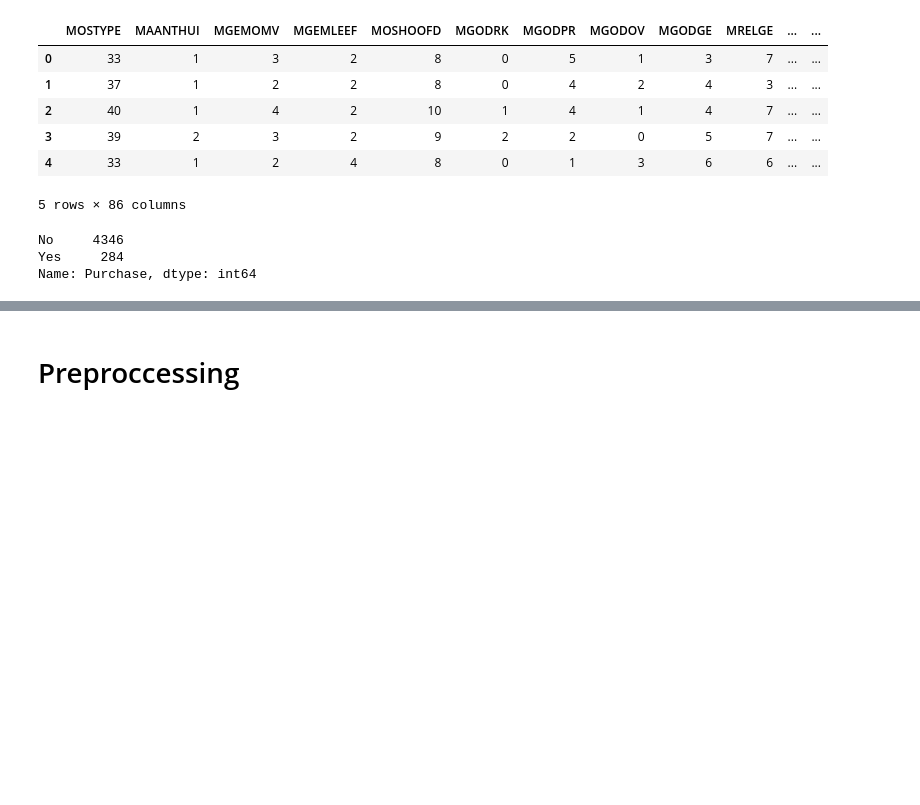
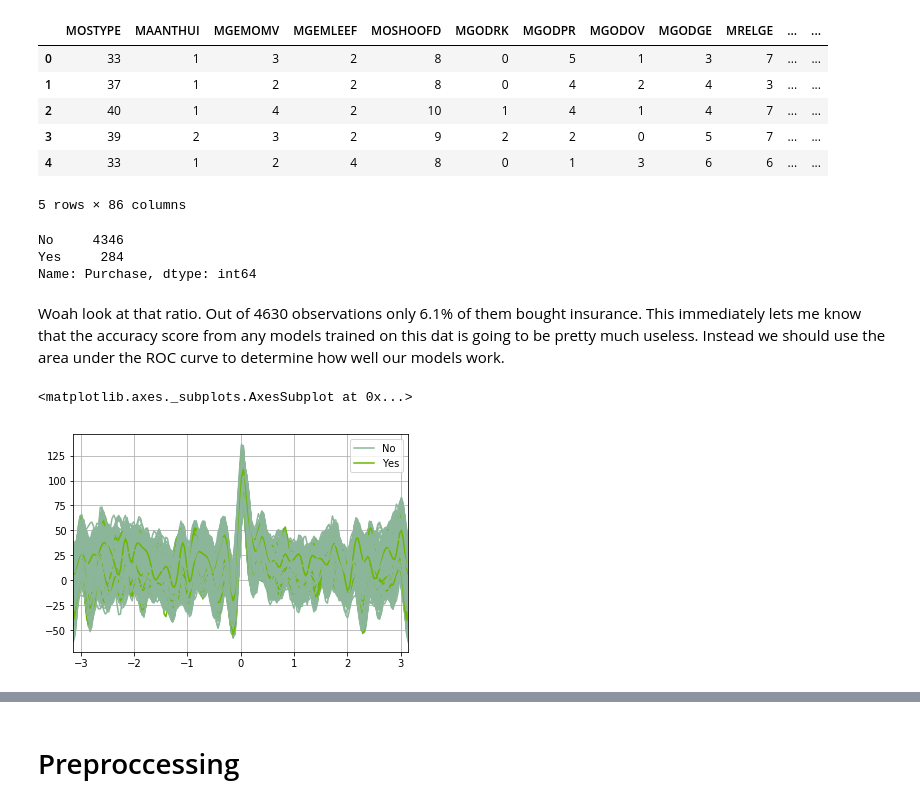
Before and after one commit to Gavin-Whitesitt/Project-1, a Jupyter notebook: Problem #3.ipynb, the cells around one changed output, grey strips where cells are left out. Cells and saved outputs as stored; diff of their text form; code cells hidden in the pictures; blank space fills up the shorter version.

```diff
--- a/Problem #3.ipynb
+++ b/Problem #3.ipynb
@@ -47,3 +48,10 @@ Caravan['Purchase'].value_counts()
 No     4346
 Yes     284
 Name: Purchase, dtype: int64
+# %% [markdown]
+Woah look at that ratio. Out of 4630 observations only 6.1% of them bought insurance. This immediately lets me know that the accuracy score from any models trained on this dat is going to be pretty much useless. Instead we should use the area under the ROC curve to determine how well our models work.
+# %%
+andrews_curves(Caravan, 'Purchase')
+# %% [output]
+<matplotlib.axes._subplots.AxesSubplot at 0x...>
+[figure, added]
```
Also changed, not shown: parts of 14 cells of this notebook, 1 other file.
